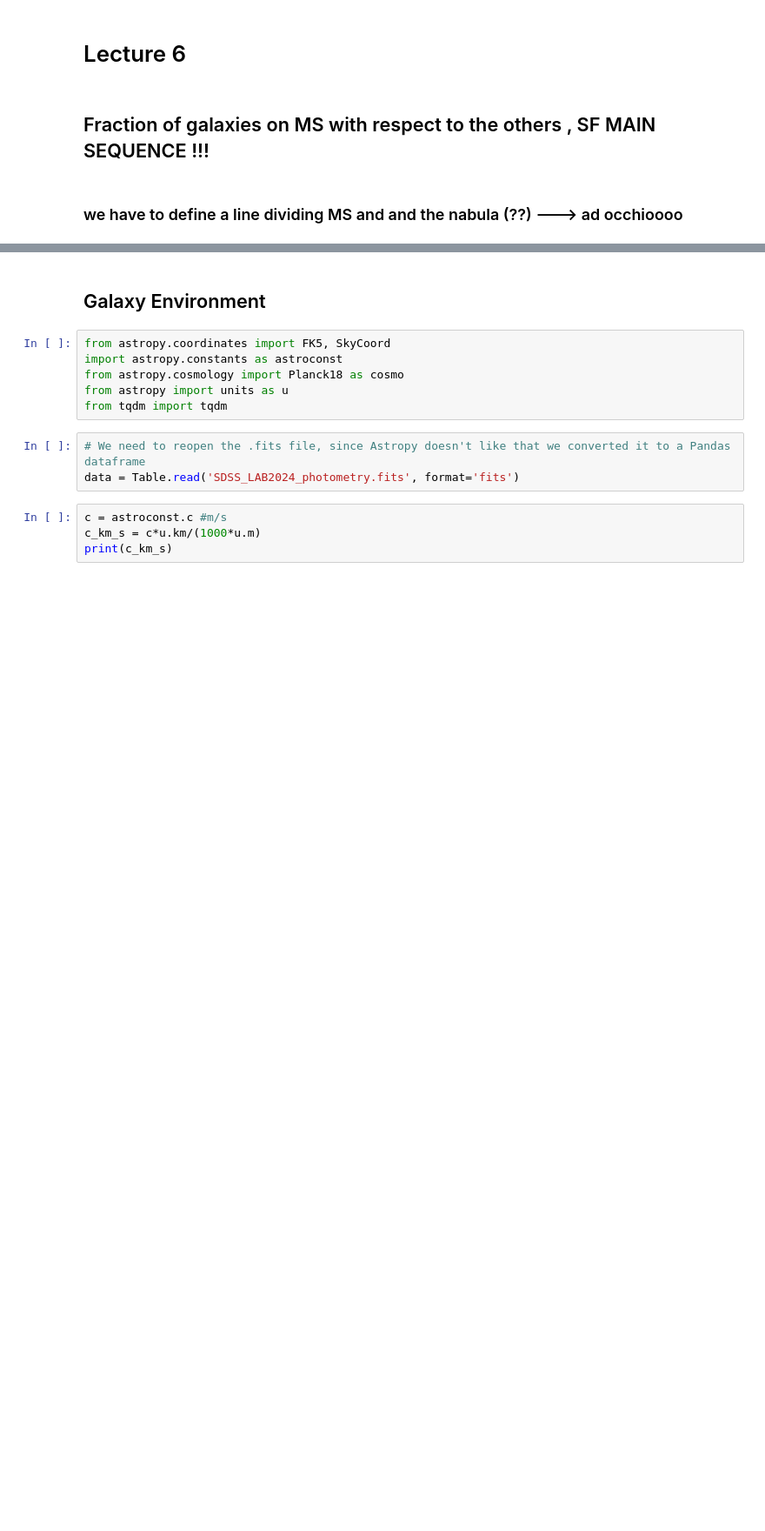
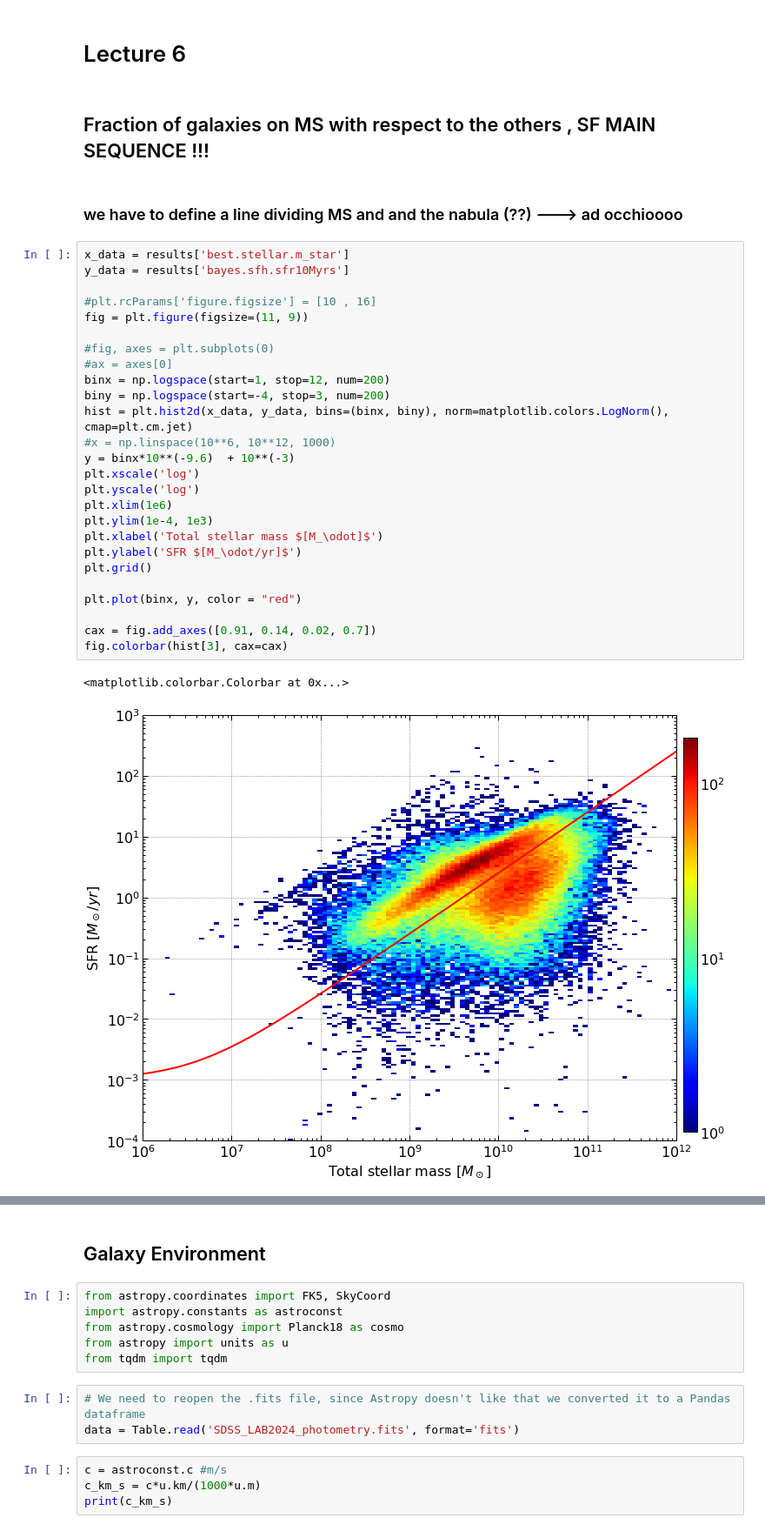
Before and after one commit to M-Bianchi/Laboratory_of_Data_Analysis, a Jupyter notebook: MainActivity/Lecture5.ipynb, the cells around one changed output, grey strips where cells are left out. Shown at 87% size. Cells and saved outputs as stored; diff of their text form; blank space fills up the shorter version.

```diff
--- a/MainActivity/Lecture5.ipynb
+++ b/MainActivity/Lecture5.ipynb
@@ -207,3 +207,32 @@ Text(0.5, 0, 'SFR $[M_\\odot/yr]$')
 ## Fraction of galaxies on MS with respect to the others , SF MAIN SEQUENCE !!!
 # %% [markdown]
 ### we have to define a line dividing MS and and the nabula (??) ---> ad occhioooo
+# %%
+x_data = results['best.stellar.m_star']
+y_data = results['bayes.sfh.sfr10Myrs']
+
+#plt.rcParams['figure.figsize'] = [10 , 16]
+fig = plt.figure(figsize=(11, 9))
+
+#fig, axes = plt.subplots(0)
+#ax = axes[0]
+binx = np.logspace(start=1, stop=12, num=200)
+biny = np.logspace(start=-4, stop=3, num=200)
+hist = plt.hist2d(x_data, y_data, bins=(binx, biny), norm=matplotlib.colors.LogNorm(), cmap=plt.cm.jet)
+#x = np.linspace(10**6, 10**12, 1000)
+y = binx*10**(-9.6)  + 10**(-3)
+plt.xscale('log')
+plt.yscale('log')
+plt.xlim(1e6)
+plt.ylim(1e-4, 1e3)
+plt.xlabel('Total stellar mass $[M_\odot]$')
+plt.ylabel('SFR $[M_\odot/yr]$')
+plt.grid()
+
+plt.plot(binx, y, color = "red")
+
+cax = fig.add_axes([0.91, 0.14, 0.02, 0.7])
+fig.colorbar(hist[3], cax=cax)
+# %% [output]
+<matplotlib.colorbar.Colorbar at 0x...>
+[figure, added]
```
Also changed, not shown: parts of 6 cells of this notebook.
